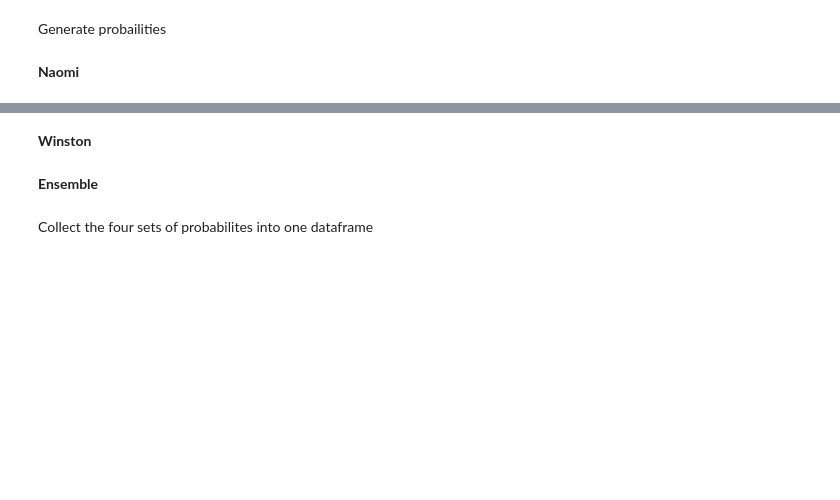
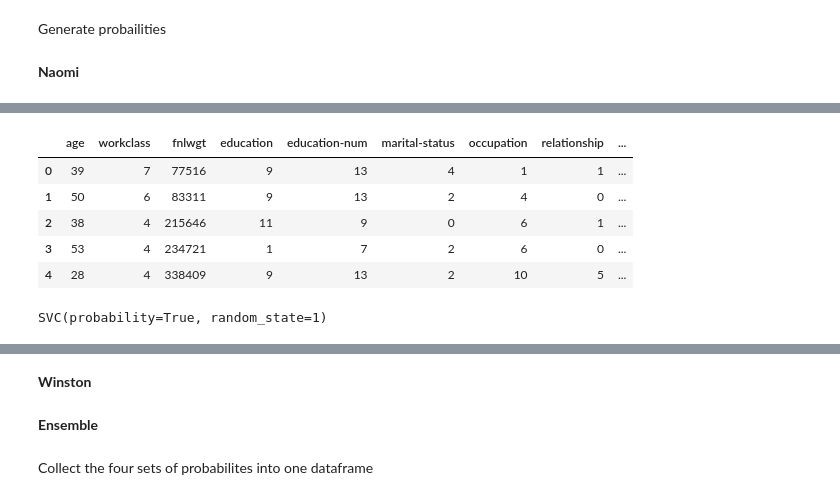
Before and after one commit to UCB-stat-159-s22/hw07-group24, a Jupyter notebook: main.ipynb, the cells around one changed output, grey strips where cells are left out. Saved outputs shown, nothing was run; the diff lists cells and outputs as text; code cells hidden in the pictures; blank space fills up the shorter version.

Commit message:
Updating main and modeling

```diff
--- a/main.ipynb
+++ b/main.ipynb
@@ -228,0 +257,15 @@ kavin_test_probs = kavin_model.predict_proba(X_test)[:, 1]
+# %%
+# Label Encoding
+for col in data.columns:
+    if data[col].dtypes == 'object':
+        encoder = LabelEncoder()
+        data[col] = encoder.fit_transform(data[col])
+# %%
+data.head()
+# %% [output]
+|  | age | workclass | fnlwgt | education | education-num | marital-status | occupation | relationship | ... |
+| 0 | 39 | 7 | 77516 | 9 | 13 | 4 | 1 | 1 | ... |
+| 1 | 50 | 6 | 83311 | 9 | 13 | 2 | 4 | 0 | ... |
+| 2 | 38 | 4 | 215646 | 11 | 9 | 0 | 6 | 1 | ... |
+| 3 | 53 | 4 | 234721 | 1 | 7 | 2 | 6 | 0 | ... |
+| 4 | 28 | 4 | 338409 | 9 | 13 | 2 | 10 | 5 | ... |
@@ -228,0 +284,4 @@ kavin_test_probs = kavin_model.predict_proba(X_test)[:, 1]
+# %%
+naomi_model.fit(X_train, y_train)
+# %% [output]
+SVC(probability=True, random_state=1)
```
Also changed, not shown: parts of 15 cells of this notebook.
